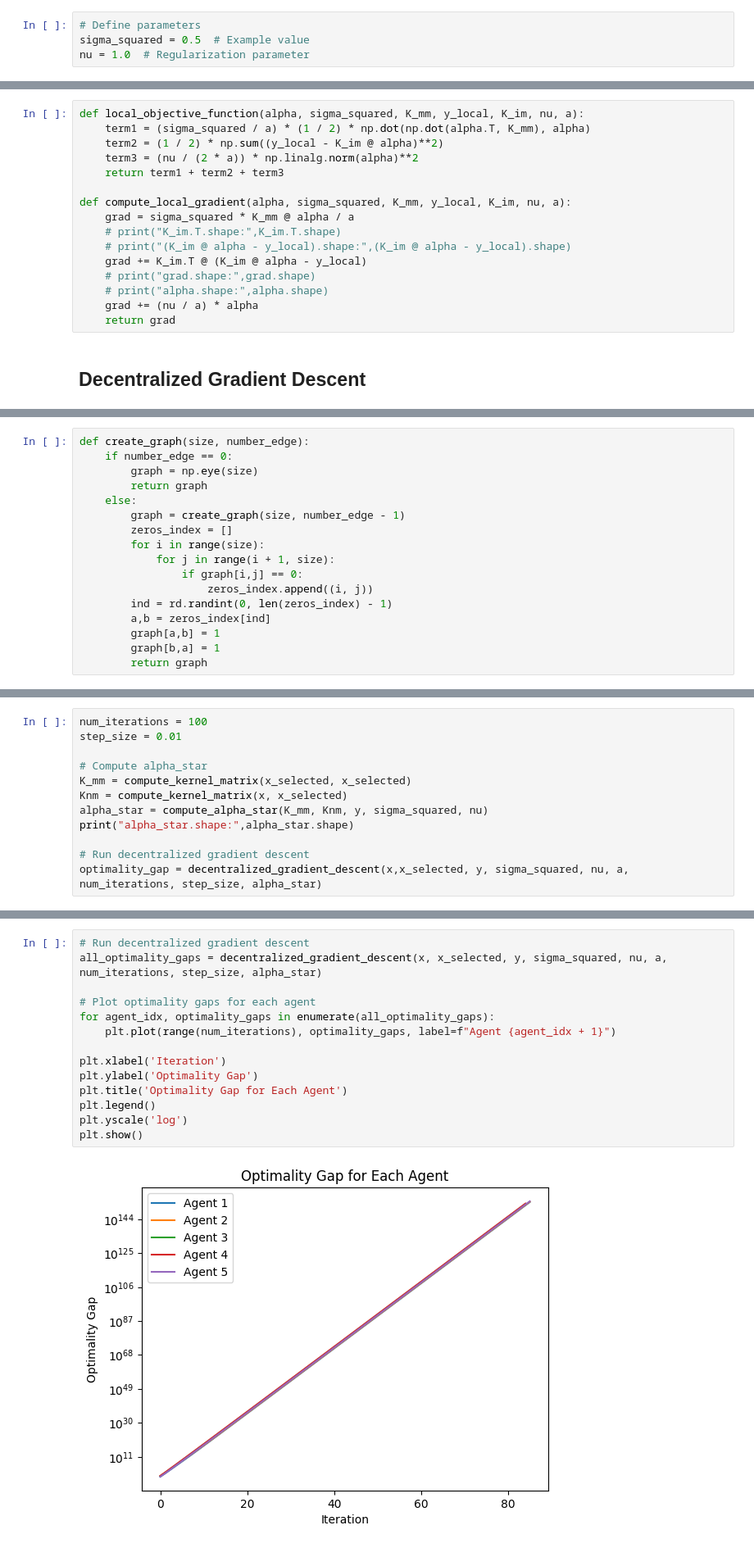
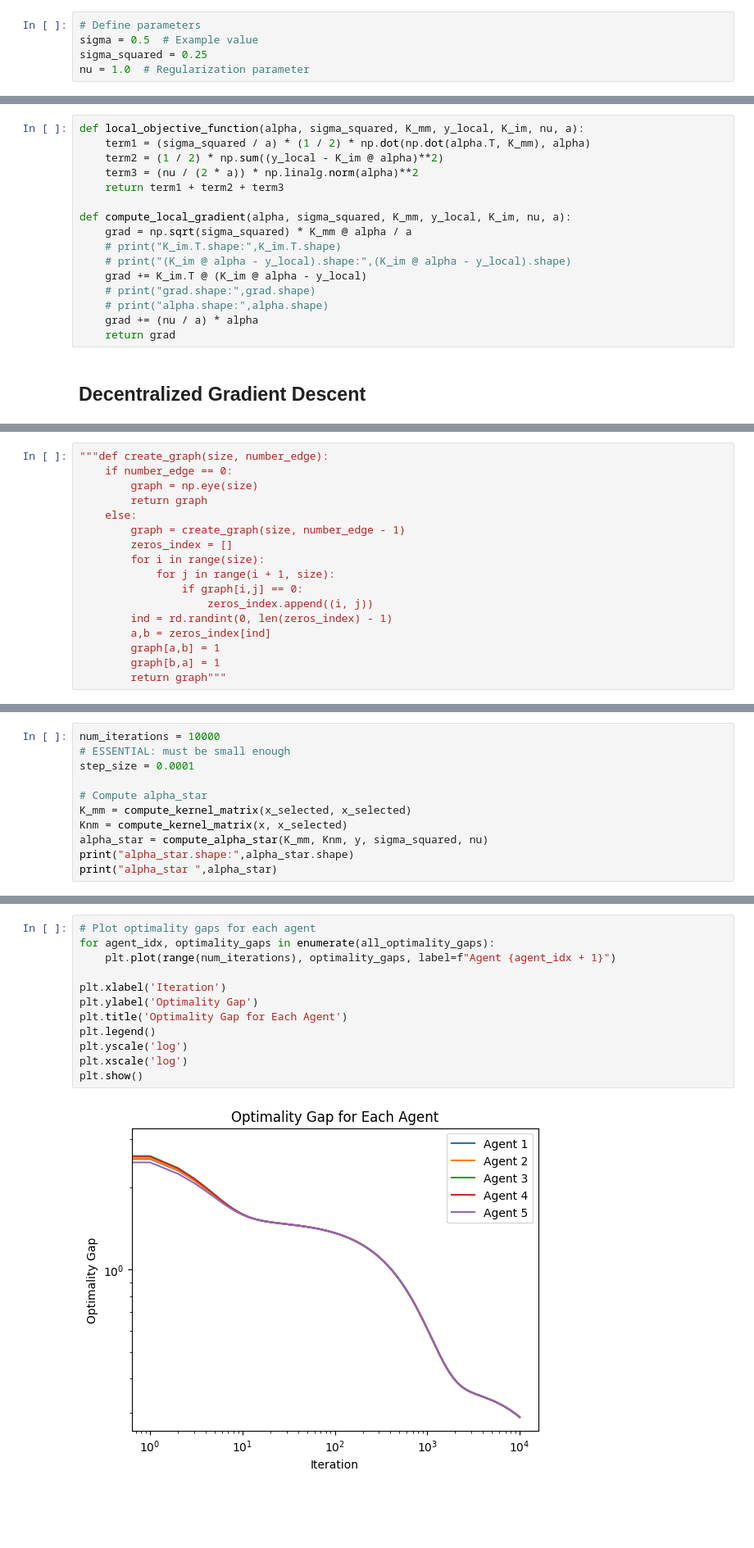
Before and after one commit to Basile-Terv/SOD314_Project, a Jupyter notebook: Project.ipynb, the cells around one changed output, grey strips where cells are left out. Shown: that part at 82% size. Cells and saved outputs as stored; diff of their text form; blank space fills up the shorter version.

Commit message:
Working DGD, testing on various graphs

```diff
--- a/Project.ipynb
+++ b/Project.ipynb
@@ -67,7 +89,8 @@ def compute_alpha_star(Kmm, Knm, y, sigma_squared, nu):
     return alpha_star
 # %%
 # Define parameters
-sigma_squared = 0.5  # Example value
+sigma = 0.5  # Example value
+sigma_squared = 0.25
 nu = 1.0  # Regularization parameter
 # %%
 """
@@ -122,7 +152,7 @@ def local_objective_function(alpha, sigma_squared, K_mm, y_local, K_im, nu, a):
     return term1 + term2 + term3
 
 def compute_local_gradient(alpha, sigma_squared, K_mm, y_local, K_im, nu, a):
-    grad = sigma_squared * K_mm @ alpha / a
+    grad = np.sqrt(sigma_squared) * K_mm @ alpha / a
     # print("K_im.T.shape:",K_im.T.shape)
     # print("(K_im @ alpha - y_local).shape:",(K_im @ alpha - y_local).shape)
     grad += K_im.T @ (K_im @ alpha - y_local)
@@ -144,7 +174,7 @@ $$
 \alpha_{k+1} = \textbf{W}\alpha_{k} -s_k \nabla_{\alpha} F(\alpha_k ), \quad F (\alpha) := \sum_{j=1}^af_j(\alpha^j),$$
 where matrix $\textbf{W} = [W_{ij}]$ is the collection of the weights, it is assumed doubly stochastic and it is the mixing matrix. And $\textbf{W} = W \otimes I_n \in \R^{am\times am}$.
 # %%
-def create_graph(size, number_edge):
+"""def create_graph(size, number_edge):
     if number_edge == 0:
         graph = np.eye(size)
         return graph
@@ -159,4 +189,4 @@ def create_graph(size, number_edge):
         a,b = zeros_index[ind]
         graph[a,b] = 1
         graph[b,a] = 1
-        return graph
+        return graph"""
@@ -249,14 +360,13 @@ def decentralized_gradient_descent(X, X_selected, y, sigma_squared, nu, a, num_i
 # %%
-num_iterations = 100
-step_size = 0.01
+num_iterations = 10000
+# ESSENTIAL: must be small enough
+step_size = 0.0001
 
 # Compute alpha_star
 K_mm = compute_kernel_matrix(x_selected, x_selected)
 Knm = compute_kernel_matrix(x, x_selected)
 alpha_star = compute_alpha_star(K_mm, Knm, y, sigma_squared, nu)
 print("alpha_star.shape:",alpha_star.shape)
-
-# Run decentralized gradient descent
-optimality_gap = decentralized_gradient_descent(x,x_selected, y, sigma_squared, nu, a, num_iterations, step_size, alpha_star)
+print("alpha_star ",alpha_star)
 # %% [output]
 alpha_star.shape: (10,)
@@ -263,16 +385,14 @@ alpha_star.shape: (10,)
 # %%
-# Run decentralized gradient descent
-all_optimality_gaps = decentralized_gradient_descent(x, x_selected, y, sigma_squared, nu, a, num_iterations, step_size, alpha_star)
-
 # Plot optimality gaps for each agent
 for agent_idx, optimality_gaps in enumerate(all_optimality_gaps):
     plt.plot(range(num_iterations), optimality_gaps, label=f"Agent {agent_idx + 1}")
 
 plt.xlabel('Iteration')
 plt.ylabel('Optimality Gap')
 plt.title('Optimality Gap for Each Agent')
 plt.legend()
 plt.yscale('log')
+plt.xscale('log')
 plt.show()
 # %% [output]
-[figure, old version]
+[figure, new version]
```
Also changed, not shown: parts of 16 cells of this notebook, 1 other file.
